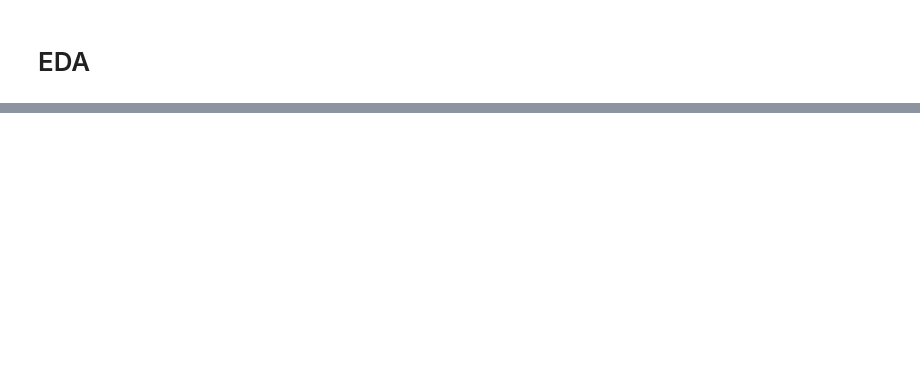
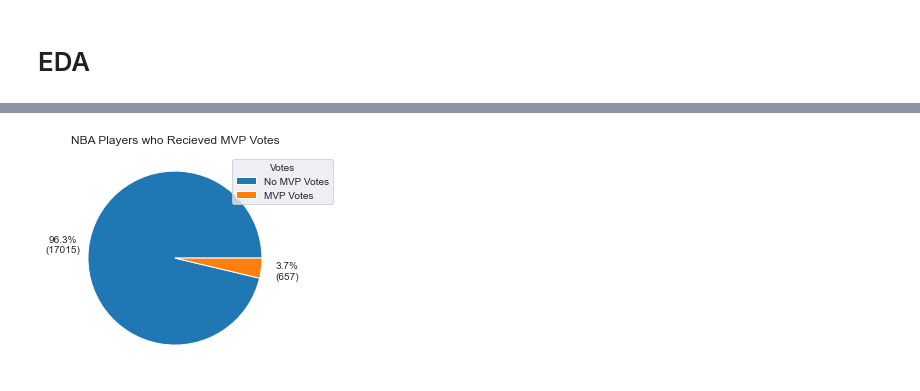
Before and after one commit to dgortych/MVP_Prediction---Thesis, a Jupyter notebook: eda.ipynb, the cells around one changed output, grey strips where cells are left out. Drawn from its saved outputs; the diff is of its cells as text; code cells hidden in the pictures; blank space fills up the shorter version.

```diff
--- a/eda.ipynb
+++ b/eda.ipynb
@@ -98,0 +113,26 @@ fig.set_facecolor('white')
+# %%
+data = data.drop(columns = ["FG%", "3P%","2P%","FT%"], axis = 1)
+# %%
+from collections import Counter
+
+classes = data["award_share"] > 0
+
+def func(pct, allvals):
+    absolute = int(np.round(pct/100.*np.sum(allvals)))
+    return "{:.1f}%\n({:d})".format(pct, absolute)
+
+fig, ax = plt.subplots()
+fig.patch.set_facecolor('white')
+wedges, texts, autotexts = ax.pie(classes.value_counts(),
+       autopct = lambda pct: func(pct, classes.value_counts()),
+       pctdistance = 1.3)
+
+ax.set_title("NBA Players who Recieved MVP Votes")
+ax.legend(["No MVP Votes", "MVP Votes"],
+          title="Votes",
+          loc = 'center right',
+           bbox_to_anchor=(1.25, 0.85))
+
+plt.show()
+# %% [output]
+[figure, added]
```
Also changed, not shown: parts of 33 cells of this notebook, 14 other files.
